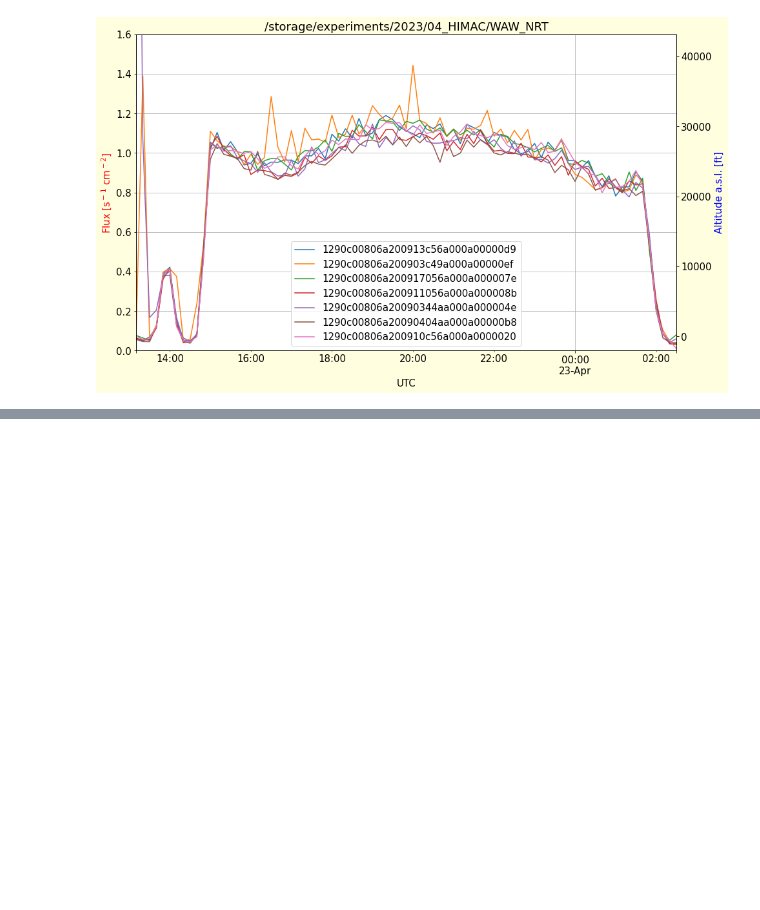
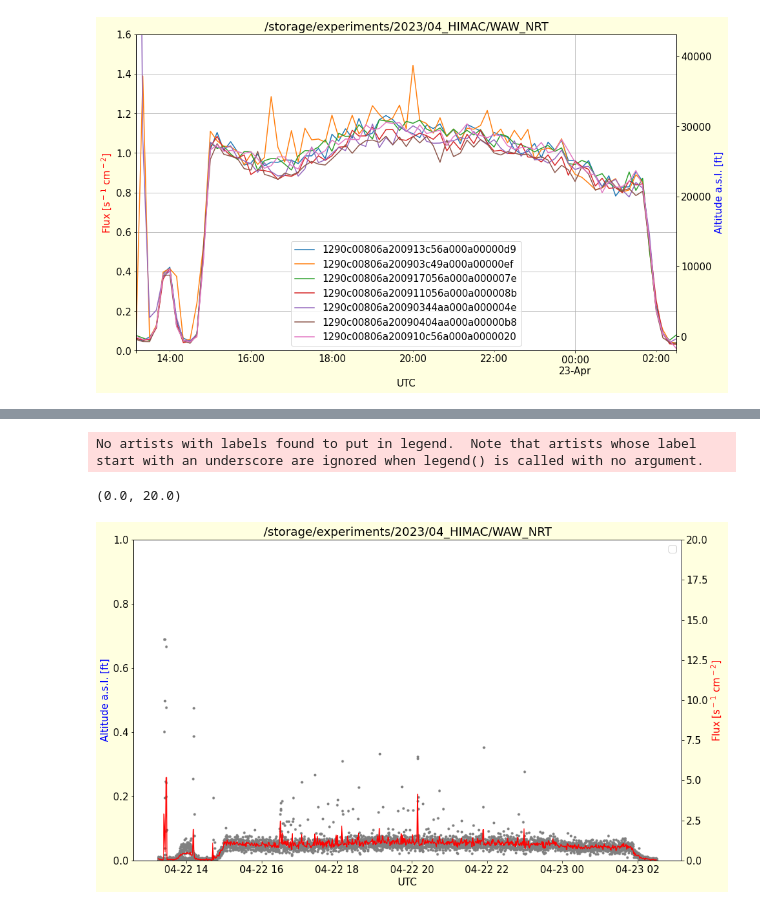
Before and after one commit to UniversalScientificTechnologies/LABDOS01, a Jupyter notebook: notebooks/flight_HIMAC2023.ipynb, the cells around one changed output, grey strips where cells are left out. Saved outputs shown, nothing was run; the diff lists cells and outputs as text; code cells hidden in the pictures; blank space fills up the shorter version.

```diff
--- a/notebooks/flight_HIMAC2023.ipynb
+++ b/notebooks/flight_HIMAC2023.ipynb
@@ -697,0 +726,34 @@ tele['Altitude'].plot(label='Altitude')
+# %%
+FIRST_CHANNEL = 9
+
+plt.figure(figsize=(15,10), facecolor='lightyellow')
+matplotlib.rcParams.update({'font.size': 15})
+
+
+#plt.plot(tele['Altitude'], label=str(rc.loc[rc[0]=='$DOS'][[6]].iloc[0,0]))
+# Set limits of plot for magnification
+#plt.xlim(pd.Timestamp('2019-09-03'),pd.Timestamp('2019-09-7'))
+#plt.xlim(pd.Timestamp('2021-06-8'),pd.Timestamp('2021-06-12'))
+#plt.xlim(pd.Timestamp('2021-10-8'),pd.Timestamp('2021-11-5')) # SWA last measurement
+#plt.xlim(pd.Timestamp('2021-9-15'),pd.Timestamp('2021-9-28')) # SWB last measurement
+plt.ylabel('Altitude a.s.l. [ft]', color='blue')
+plt.xlabel('UTC')
+plt.legend()
+#rc = rc.iloc[3286:]
+
+plt.twinx()
+
+rc['sum'] = rc[range(FIRST_CHANNEL,500)].sum(axis=1)/10/2
+#rc['sum'] = rc[range(FIRST_CHANNEL,500)].sum(axis=1)
+
+rc['sum'].plot(marker='.', linestyle='', color='gray')
+rcc = rc.resample('1T').mean()
+rcc['sum'].plot(color='red')
+plt.ylabel('Flux [s$^-$$^1$ cm$^-$$^2$]', color='red')
+plt.title(fto)
+
+plt.ylim([0,20])
+# %% [output]
+No artists with labels found to put in legend.  Note that artists whose label start with an underscore are ignored when legend() is called with no argument.
+(0.0, 20.0)
+[figure, added]
```
Also changed, not shown: parts of 13 cells of this notebook.
